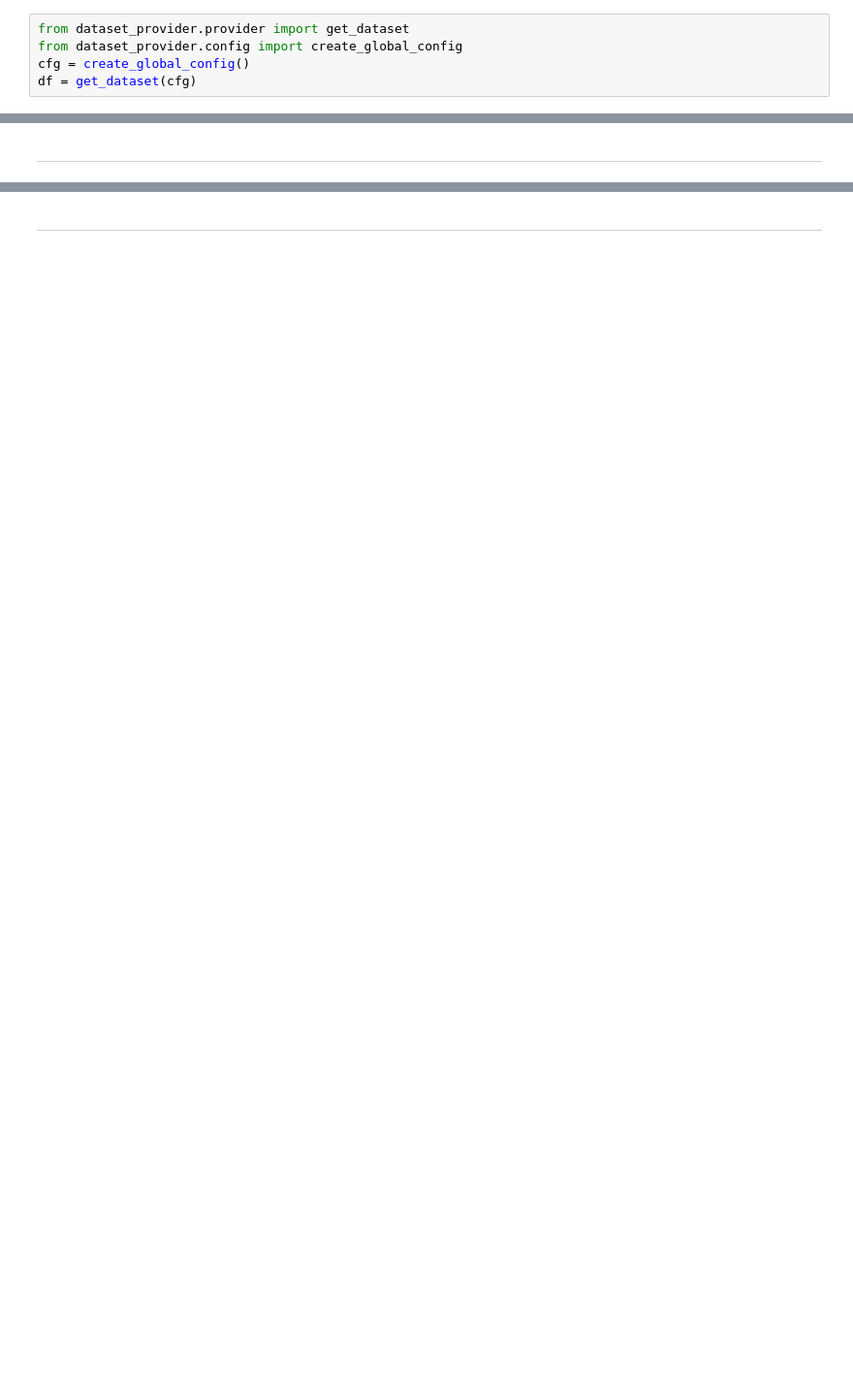
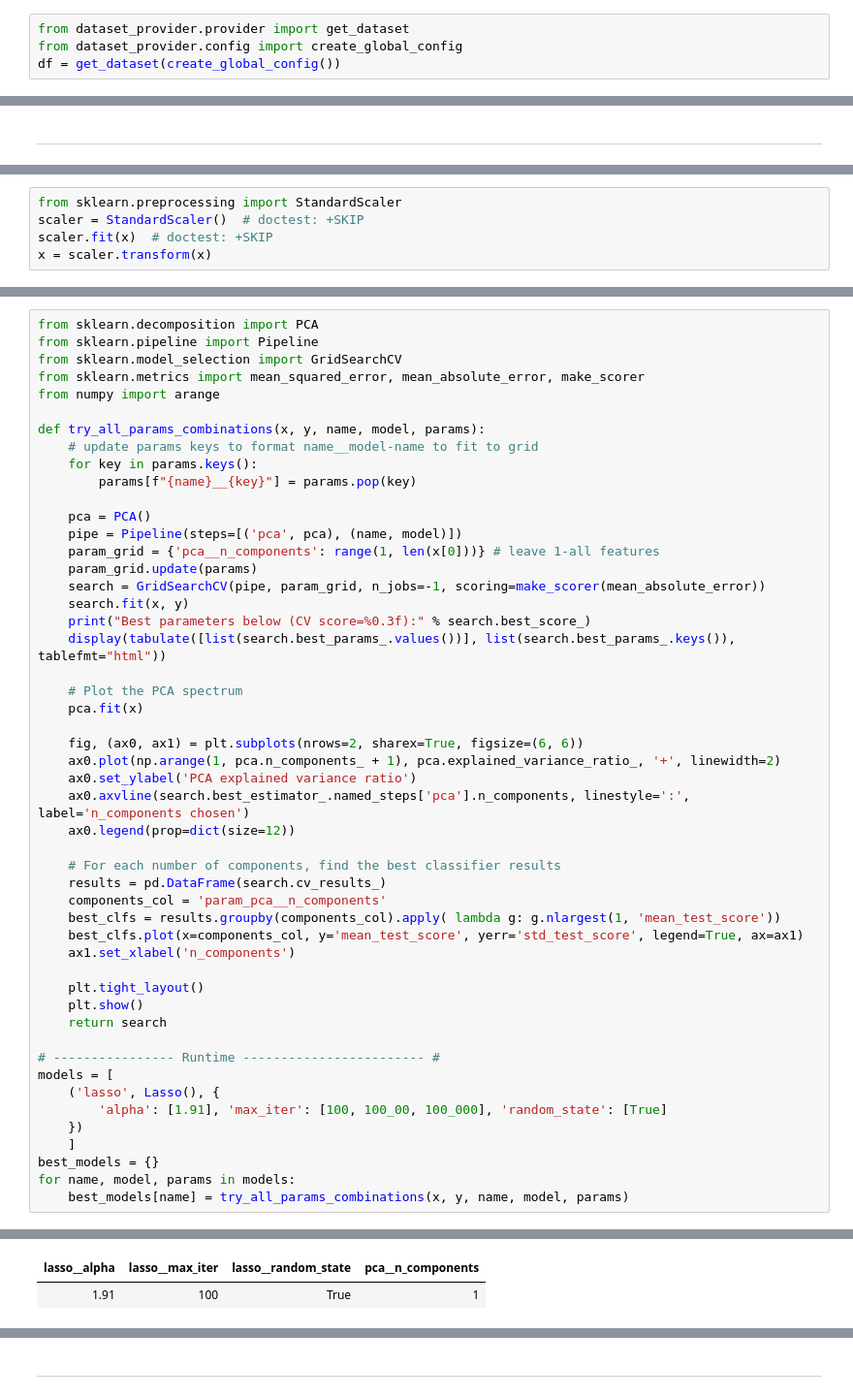
Before and after one commit to mamajjo/MUM, a Jupyter notebook: jupyter/it_ml_proj.ipynb, the cells around one changed output, grey strips where cells are left out. Shown at 97% size. Cells and saved outputs as stored; diff of their text form; blank space fills up the shorter version.

```diff
--- a/jupyter/it_ml_proj.ipynb
+++ b/jupyter/it_ml_proj.ipynb
@@ -36,5 +36,4 @@ sys.path.insert(0, os.path.abspath('./module-dir'))
 # %%
 from dataset_provider.provider import get_dataset
 from dataset_provider.config import create_global_config
-cfg = create_global_config()
-df = get_dataset(cfg)
+df = get_dataset(create_global_config())
@@ -62,0 +115,5 @@ show_map(df)
+# %%
+from sklearn.preprocessing import StandardScaler
+scaler = StandardScaler()  # doctest: +SKIP
+scaler.fit(x)  # doctest: +SKIP
+x = scaler.transform(x)
@@ -62,0 +137,51 @@ show_map(df)
+# %%
+from sklearn.decomposition import PCA
+from sklearn.pipeline import Pipeline
+from sklearn.model_selection import GridSearchCV
+from sklearn.metrics import mean_squared_error, mean_absolute_error, make_scorer
+from numpy import arange
+
+def try_all_params_combinations(x, y, name, model, params):
+    # update params keys to format name__model-name to fit to grid
+    for key in params.keys():
+        params[f"{name}__{key}"] = params.pop(key)
+
+    pca = PCA()
+    pipe = Pipeline(steps=[('pca', pca), (name, model)])
+    param_grid = {'pca__n_components': range(1, len(x[0]))} # leave 1-all features
+    param_grid.update(params)
+    search = GridSearchCV(pipe, param_grid, n_jobs=-1, scoring=make_scorer(mean_absolute_error))
+    search.fit(x, y)
+    print("Best parameters below (CV score=%0.3f):" % search.best_score_)
+    display(tabulate([list(search.best_params_.values())], list(search.best_params_.keys()), tablefmt="html"))
+
+    # Plot the PCA spectrum
+    pca.fit(x)
+
+    fig, (ax0, ax1) = plt.subplots(nrows=2, sharex=True, figsize=(6, 6))
+    ax0.plot(np.arange(1, pca.n_components_ + 1), pca.explained_variance_ratio_, '+', linewidth=2)
+    ax0.set_ylabel('PCA explained variance ratio')
+    ax0.axvline(search.best_estimator_.named_steps['pca'].n_components, linestyle=':', label='n_components chosen')
+    ax0.legend(prop=dict(size=12))
+
+    # For each number of components, find the best classifier results
+    results = pd.DataFrame(search.cv_results_)
+    components_col = 'param_pca__n_components'
+    best_clfs = results.groupby(components_col).apply( lambda g: g.nlargest(1, 'mean_test_score'))
+    best_clfs.plot(x=components_col, y='mean_test_score', yerr='std_test_score', legend=True, ax=ax1)
+    ax1.set_xlabel('n_components')
+
+    plt.tight_layout()
+    plt.show()
+    return search
+
+# ---------------- Runtime ------------------------ #
+models = [
+    ('lasso', Lasso(), {
+        'alpha': [1.91], 'max_iter': [100, 100_00, 100_000], 'random_state': [True]
+    })
+    ]
+best_models = {}
+for name, model, params in models:
+    best_models[name] = try_all_params_combinations(x, y, name, model, params)
+# %% [output]
@@ -62,0 +189,2 @@ show_map(df)
+| lasso__alpha | lasso__max_iter | lasso__random_state | pca__n_components |
+| 1.91 | 100 | True | 1 |
```
Also changed, not shown: parts of 34 cells of this notebook, 5 other files.
